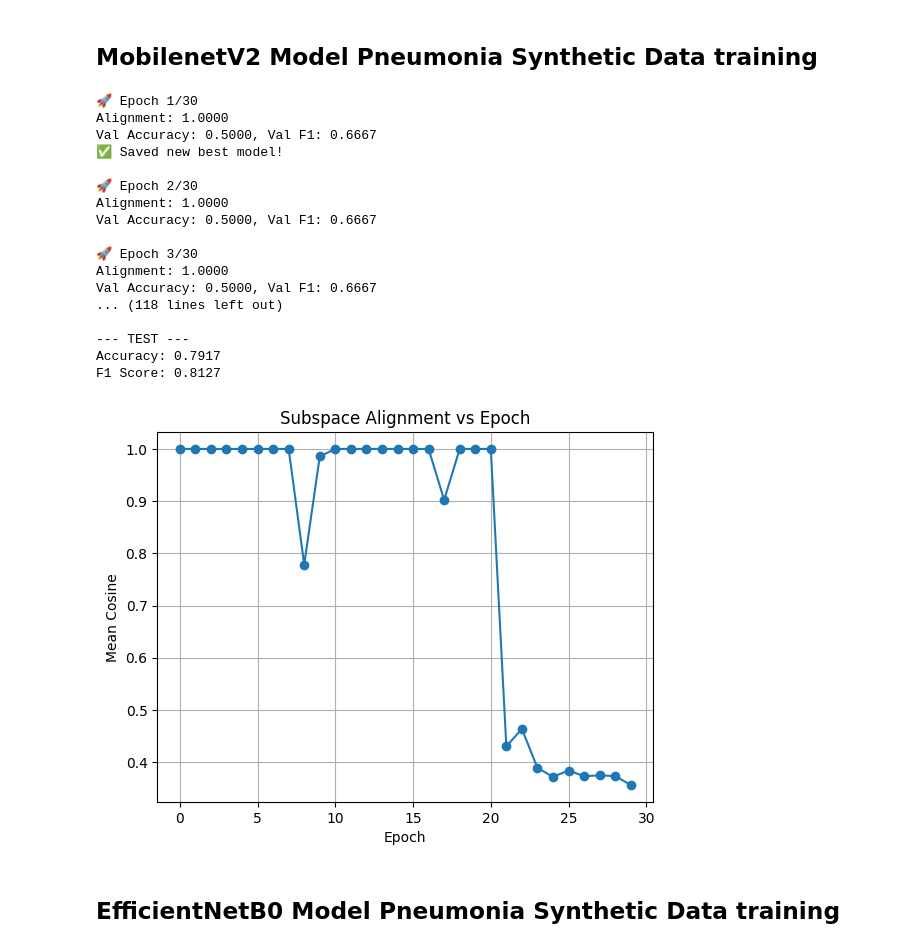
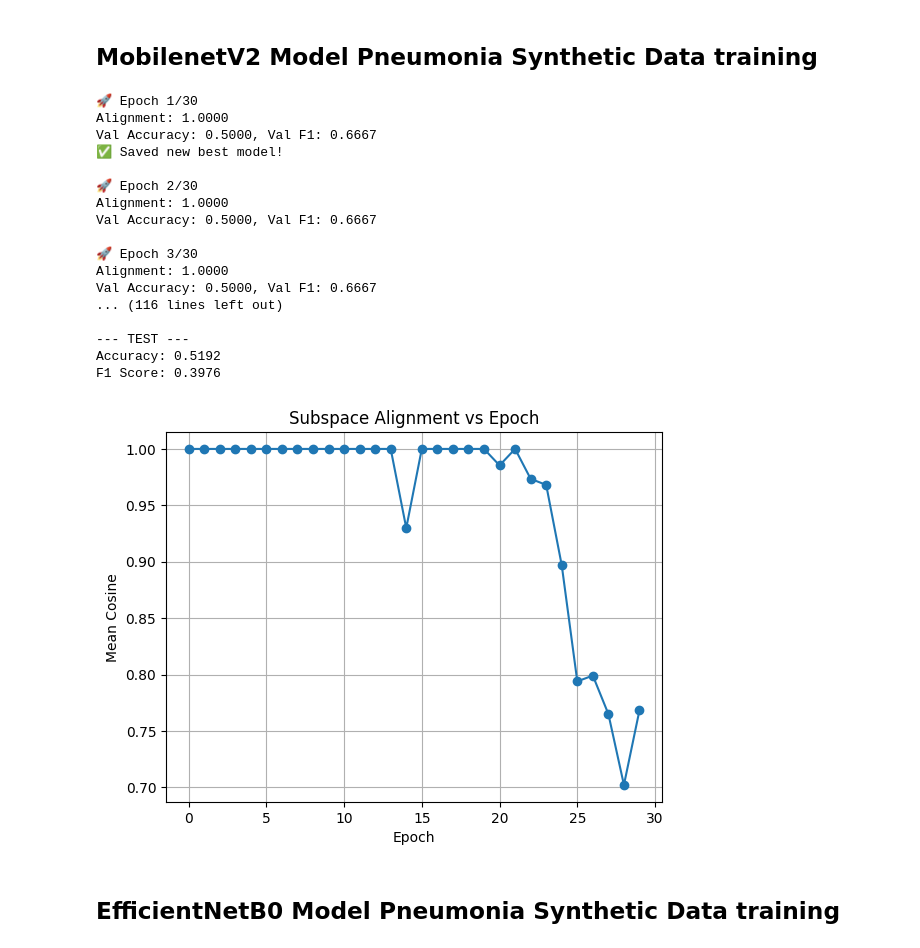
Before and after one commit to Radhika-Amar-Desai/discriminative-span, a Jupyter notebook: model_training/model_training_and_subspace_alignment_testing.ipynb, the cells around one changed output. Cells and saved outputs as stored; diff of their text form; code cells hidden in the pictures.

```diff
--- a/analyzing_embeddings/subspace_alignment_testing.ipynb
+++ b/model_training/model_training_and_subspace_alignment_testing.ipynb
@@ -510,19 +526,35 @@ def subspace_alignment_score(D1, D2, k=None):
 # =====================================================
 # DATA LOADERS
 # =====================================================
-transform = transforms.Compose([
+train_transform = transforms.Compose([
     transforms.Resize((CONFIG["image_size"], CONFIG["image_size"])),
-    transforms.ToTensor()
+    transforms.RandomHorizontalFlip(p=0.5),
+    transforms.RandomRotation(degrees=15), # Small rotations to mimic slight patient tilt
+    transforms.RandomAffine(
+        degrees=0,
+        translate=(0.1, 0.1),
+        scale=(0.9, 1.1)
+    ), # Zoom and shift
+    transforms.ColorJitter(brightness=0.2, contrast=0.2), # Mimic different X-ray exposures
+    transforms.RandomGrayscale(p=0.1),
+    transforms.ToTensor(),
+    transforms.Normalize([0.485, 0.456, 0.406], [0.229, 0.224, 0.225]) # Standard ImageNet normalization
 ])
 
-train_A = ImageFolderDataset(CONFIG["data"]["train_A"], transform)
-train_B = ImageFolderDataset(CONFIG["data"]["train_B"], transform)
+val_test_transform = transforms.Compose([
+    transforms.Resize((CONFIG["image_size"], CONFIG["image_size"])),
+    transforms.ToTensor(),
+    transforms.Normalize([0.485, 0.456, 0.406], [0.229, 0.224, 0.225])
+])
 
-val_A = ImageFolderDataset(CONFIG["data"]["val_A"], transform)
-val_B = ImageFolderDataset(CONFIG["data"]["val_B"], transform)
+train_A = ImageFolderDataset(CONFIG["data"]["train_A"], train_transform)
+train_B = ImageFolderDataset(CONFIG["data"]["train_B"], train_transform)
 
-test_A = ImageFolderDataset(CONFIG["data"]["test_A"], transform)
-test_B = ImageFolderDataset(CONFIG["data"]["test_B"], transform)
+val_A = ImageFolderDataset(CONFIG["data"]["val_A"], val_test_transform)
+val_B = ImageFolderDataset(CONFIG["data"]["val_B"], val_test_transform)
+
+test_A = ImageFolderDataset(CONFIG["data"]["test_A"], val_test_transform)
+test_B = ImageFolderDataset(CONFIG["data"]["test_B"], val_test_transform)
 
 train_loader_A = DataLoader(train_A, batch_size=CONFIG["batch_size"], shuffle=True)
 train_loader_B = DataLoader(train_B, batch_size=CONFIG["batch_size"], shuffle=True)
@@ -647,37 +679,37 @@ print("\n--- TEST ---")
 print(f"Accuracy: {test_acc:.4f}")
 print(f"F1 Score: {test_f1:.4f}")
 
 # =====================================================
 # PLOT
 # =====================================================
 plt.figure()
 plt.plot(alignment_history, marker='o')
 plt.title("Subspace Alignment vs Epoch")
 plt.xlabel("Epoch")
 plt.ylabel("Mean Cosine")
 plt.grid()
 
 plt.savefig(CONFIG["output"]["plot_path"])
 plt.show()
 # %% [output]
 🚀 Epoch 1/30
 Alignment: 1.0000
 Val Accuracy: 0.5000, Val F1: 0.6667
 ✅ Saved new best model!
 
 🚀 Epoch 2/30
 Alignment: 1.0000
 Val Accuracy: 0.5000, Val F1: 0.6667
 
 🚀 Epoch 3/30
 Alignment: 1.0000
 Val Accuracy: 0.5000, Val F1: 0.6667
-... (118 lines left out)
+... (116 lines left out)
 
 --- TEST ---
-Accuracy: 0.7917
-F1 Score: 0.8127
+Accuracy: 0.5192
+F1 Score: 0.3976
-[figure, old version]
+[figure, new version]
 # %% [markdown]
 ## EfficientNetB0 Model Pneumonia Synthetic Data training
 # %%
```
Also changed, not shown: parts of 2 cells of this notebook, 2 other files.
